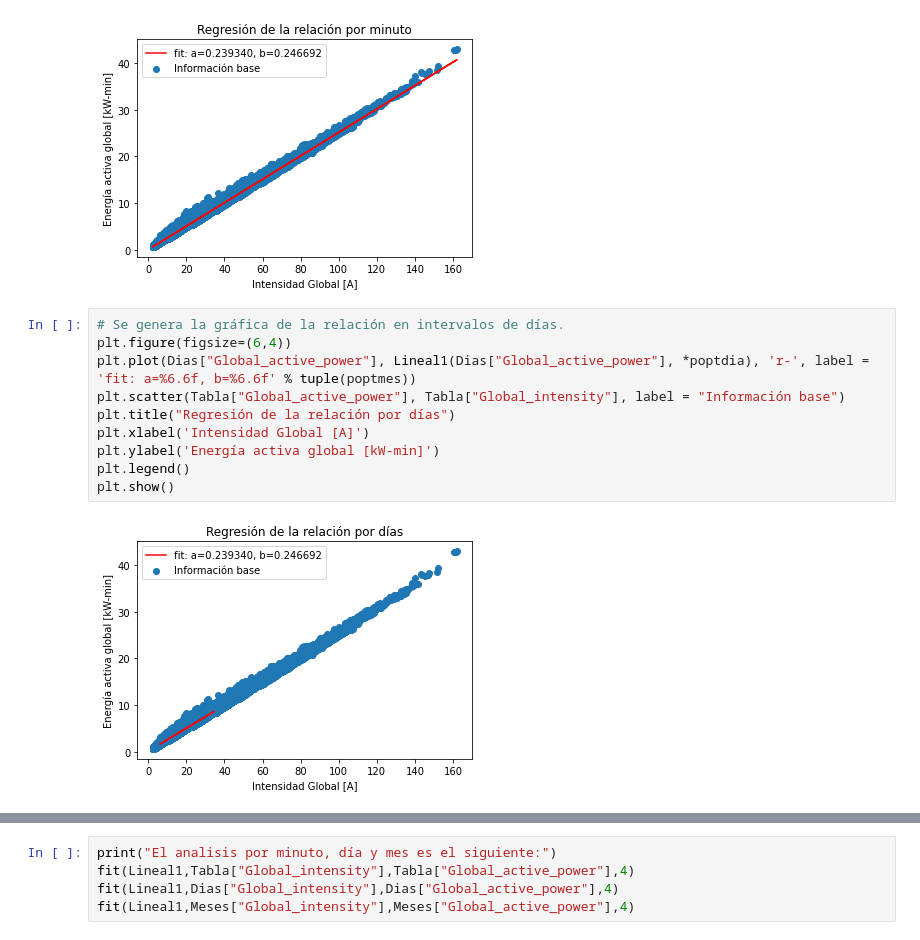
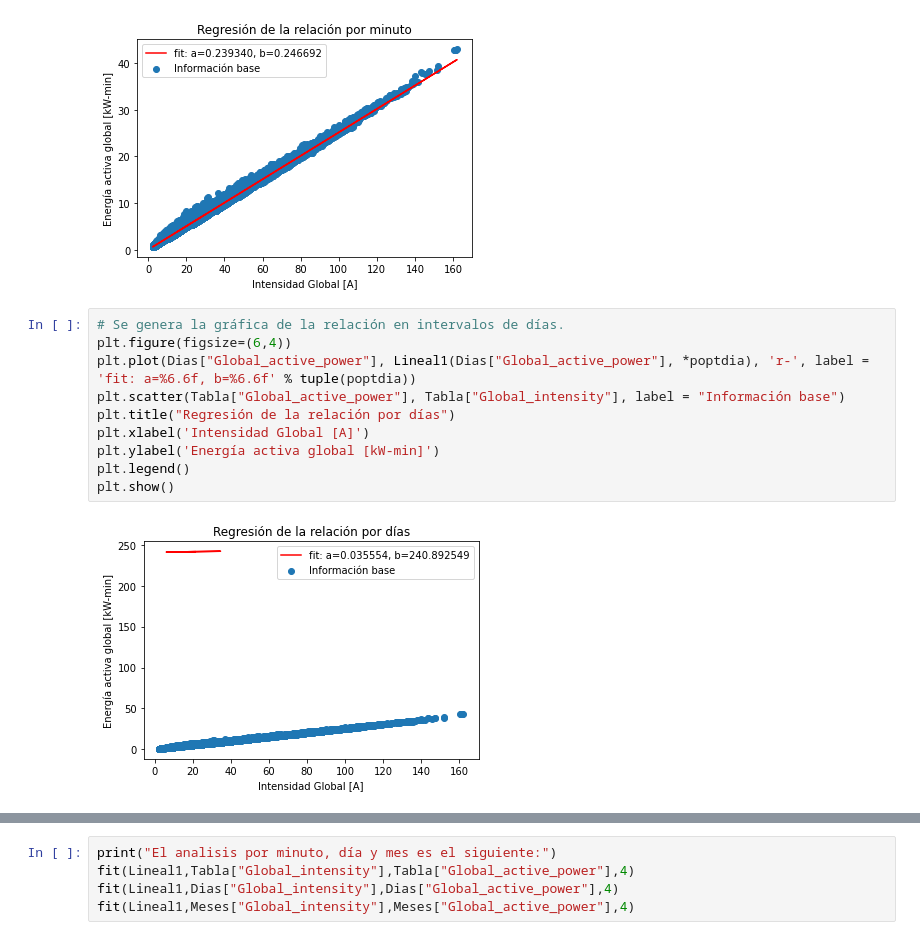
Before and after one commit to DavidSMerchan/TareaFinalHerramientas, a Jupyter notebook: Untitled1.ipynb, the cells around one changed output, grey strips where cells are left out. Drawn from its saved outputs; the diff is of its cells as text.

```diff
--- a/Untitled1.ipynb
+++ b/Untitled1.ipynb
@@ -154,15 +154,15 @@ plt.show()
 # %%
 # Se genera la gráfica de la relación en intervalos de días.
 plt.figure(figsize=(6,4))
-plt.plot(Dias["Global_active_power"], Lineal1(Dias["Global_active_power"], *poptdia), 'r-', label = 'fit: a=%6.6f, b=%6.6f' % tuple(poptmes))
+plt.plot(Dias["Global_active_power"], Lineal1(Dias["Global_active_power"], *poptdia), 'r-', label = 'fit: a=%6.6f, b=%6.6f' % tuple(poptdia))
 plt.scatter(Tabla["Global_active_power"], Tabla["Global_intensity"], label = "Información base")
 plt.title("Regresión de la relación por días")
 plt.xlabel('Intensidad Global [A]')
 plt.ylabel('Energía activa global [kW-min]')
 plt.legend()
 plt.show()
 # %% [output]
-[figure, old version]
+[figure, new version]
 # %%
 # Se genera la gráfica de la relación en intervalos de meses.
 plt.figure(figsize=(6,4))
```
Also changed, not shown: parts of 6 cells of this notebook.
